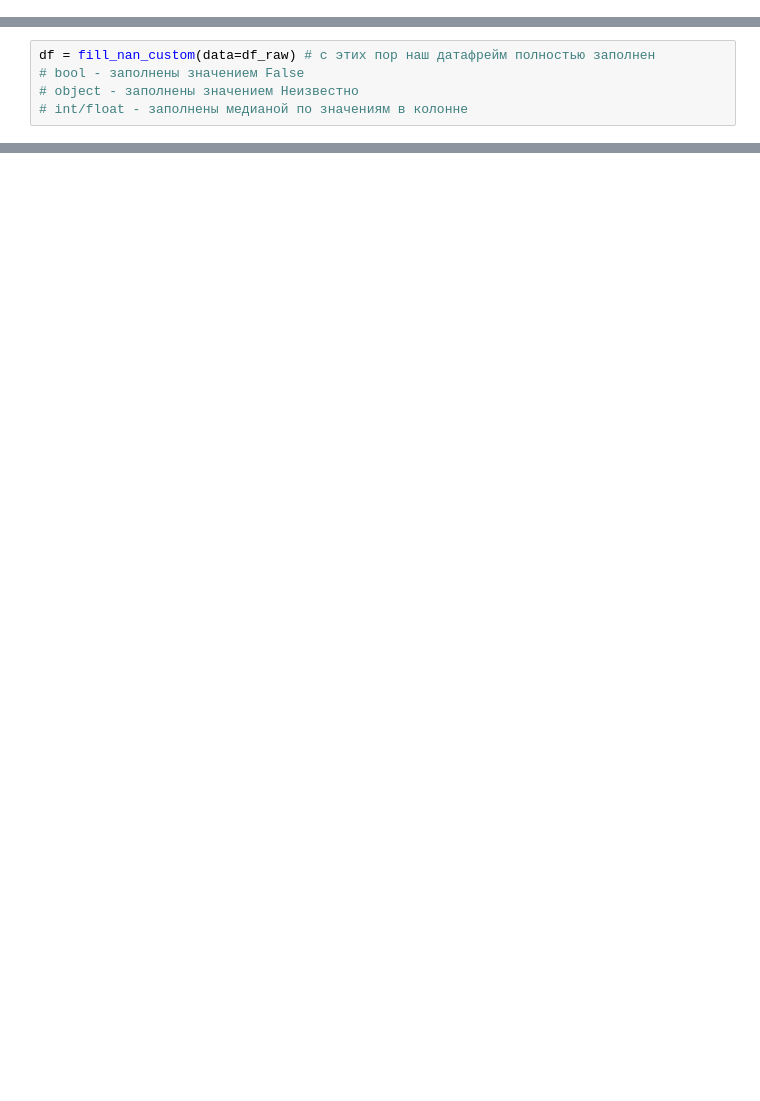
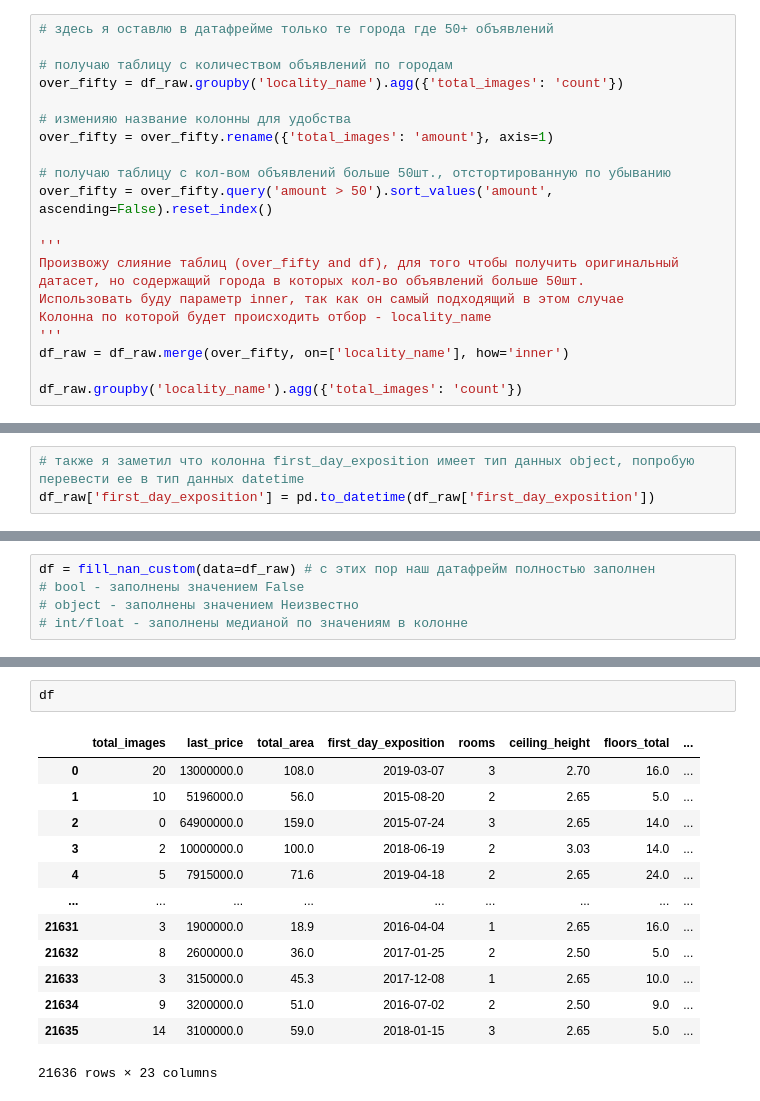
Before and after one commit to gleb-pan/data-analytics-decode, a Jupyter notebook: Submissions/Final_project.ipynb, the cells around one changed output, grey strips where cells are left out. Drawn from its saved outputs; the diff is of its cells as text; blank space fills up the shorter version.

```diff
--- a/Submissions/Final_project.ipynb
+++ b/Submissions/Final_project.ipynb
@@ -40,3 +40,24 @@ Data columns (total 22 columns):
  21  days_exposition       20518 non-null  float64
 dtypes: bool(2), float64(14), int64(3), object(3)
 memory usage: 3.7+ MB
+# %%
+# здесь я оставлю в датафрейме только те города где 50+ объявлений
+
+# получаю таблицу с количеством объявлений по городам
+over_fifty = df_raw.groupby('locality_name').agg({'total_images': 'count'})
+
+# изменияю название колонны для удобства
+over_fifty = over_fifty.rename({'total_images': 'amount'}, axis=1)
+
+# получаю таблицу с кол-вом объявлений больше 50шт., отстортированную по убыванию
+over_fifty = over_fifty.query('amount > 50').sort_values('amount', ascending=False).reset_index()
+
+'''
+Произвожу слияние таблиц (over_fifty and df), для того чтобы получить оригинальный
+датасет, но содержащий города в которых кол-во объявлений больше 50шт.
+Использовать буду параметр inner, так как он самый подходящий в этом случае
+Колонна по которой будет происходить отбор - locality_name
+'''
+df_raw = df_raw.merge(over_fifty, on=['locality_name'], how='inner')
+
+df_raw.groupby('locality_name').agg({'total_images': 'count'})
@@ -43,3 +83,6 @@ memory usage: 3.7+ MB
+# %%
+# также я заметил что колонна first_day_exposition имеет тип данных object, попробую перевести ее в тип данных datetime
+df_raw['first_day_exposition'] = pd.to_datetime(df_raw['first_day_exposition'])
 # %%
 # Немного вошел во вкус и написал следующую функцию которая заполняет датасет.
 # Надоело постоянно делать это по одному, тогда как данная функция заполняет автоматически все строки в зависимости от указанных аргументов функции.
@@ -114,0 +158,16 @@ memory usage: 3.7+ MB
+# %%
+df
+# %% [output]
+|  | total_images | last_price | total_area | first_day_exposition | rooms | ceiling_height | floors_total | ... |
+| 0 | 20 | 13000000.0 | 108.0 | 2019-03-07 | 3 | 2.70 | 16.0 | ... |
+| 1 | 10 | 5196000.0 | 56.0 | 2015-08-20 | 2 | 2.65 | 5.0 | ... |
+| 2 | 0 | 64900000.0 | 159.0 | 2015-07-24 | 3 | 2.65 | 14.0 | ... |
+| 3 | 2 | 10000000.0 | 100.0 | 2018-06-19 | 2 | 3.03 | 14.0 | ... |
+| 4 | 5 | 7915000.0 | 71.6 | 2019-04-18 | 2 | 2.65 | 24.0 | ... |
+| ... | ... | ... | ... | ... | ... | ... | ... | ... |
+| 21631 | 3 | 1900000.0 | 18.9 | 2016-04-04 | 1 | 2.65 | 16.0 | ... |
+| 21632 | 8 | 2600000.0 | 36.0 | 2017-01-25 | 2 | 2.50 | 5.0 | ... |
+| 21633 | 3 | 3150000.0 | 45.3 | 2017-12-08 | 1 | 2.65 | 10.0 | ... |
+| 21634 | 9 | 3200000.0 | 51.0 | 2016-07-02 | 2 | 2.50 | 9.0 | ... |
+| 21635 | 14 | 3100000.0 | 59.0 | 2018-01-15 | 3 | 2.65 | 5.0 | ... |
+21636 rows × 23 columns
```
Also changed, not shown: parts of 10 cells of this notebook.
